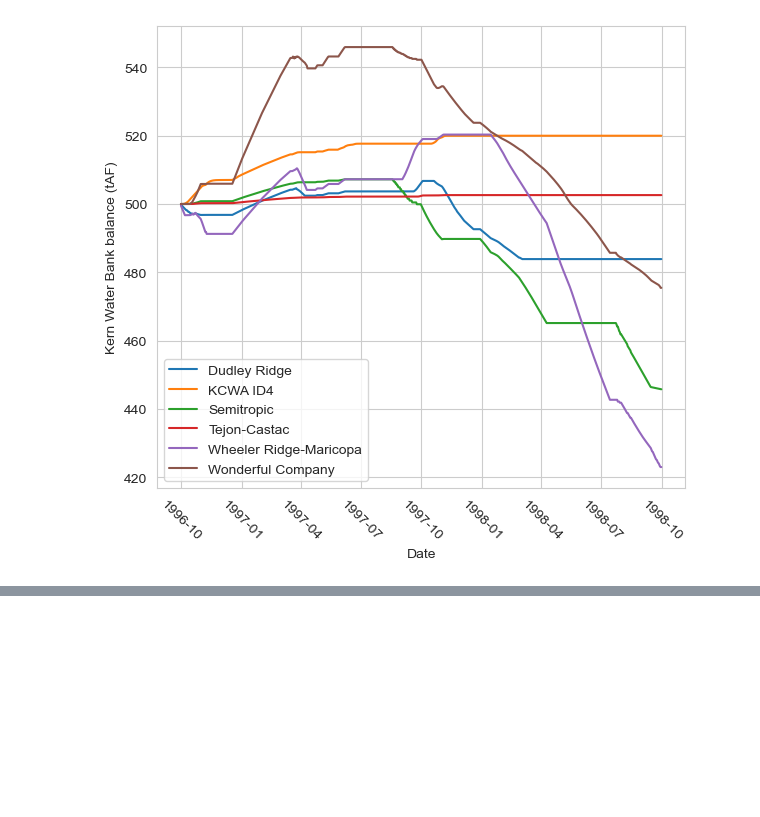
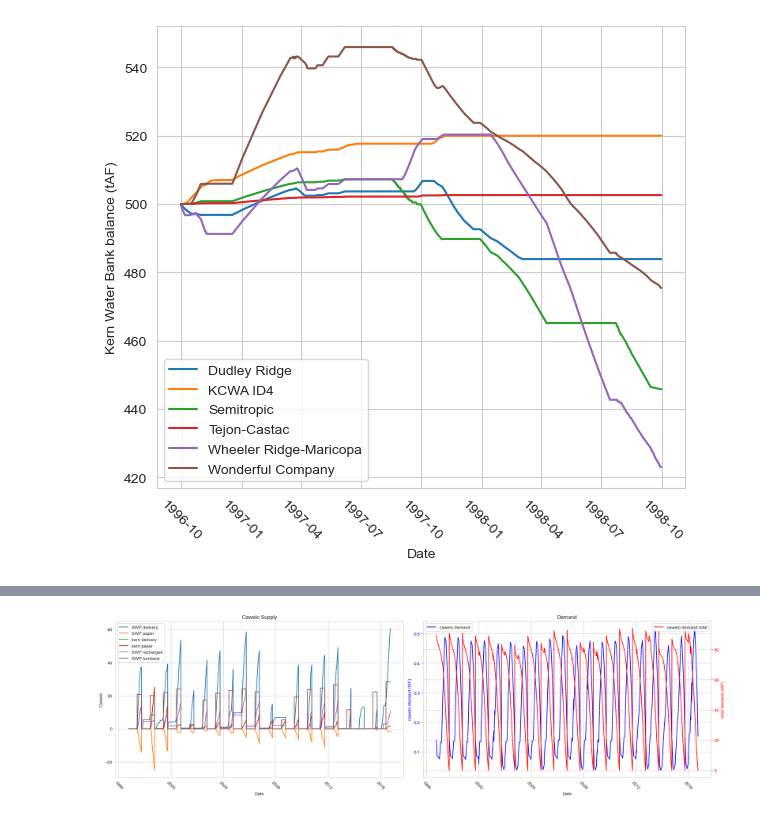
Before and after one commit to dlkency/CALFEWS, a Jupyter notebook: CALFEWS_intro_tutorial.ipynb, the cells around one changed output, grey strips where cells are left out. Drawn from its saved outputs; the diff is of its cells as text; code cells hidden in the pictures; blank space fills up the shorter version.

Commit message:
duplication of Jon's paper

```diff
--- a/CALFEWS_intro_tutorial.ipynb
+++ b/CALFEWS_intro_tutorial.ipynb
@@ -352,0 +478,37 @@ t = plt.xticks(rotation=315)
+# %%
+fig = plt.figure(figsize=(20,6))
+ax1 = plt.subplot(121)
+ax1.plot(datDaily['cawelo_tableA_delivery'], label='SWP delivery')
+ax1.plot(datDaily['cawelo_tableA_paper'], label='SWP paper')
+ax1.plot(datDaily['cawelo_kern_delivery'], label='kern delivery')
+ax1.plot(datDaily['cawelo_kern_paper'], label='kern paper')
+ax1.plot(datDaily['cawelo_tableA_recharged'], label='SWP recharged')
+ax1.plot(datDaily['cawelo_tableA_turnback'], label='SWP turnback')
+ax1.legend()
+ax1.set_xlabel('Date')
+ax1.set_ylabel('Cawelo')
+ax1.set_title('Cawelo Supply')
+ax1.tick_params(axis='x', rotation=315)
+
+ax2 = plt.subplot(122)
+# First y-axis
+ax2.plot(datDaily['cawelo_irr_demand'], label='cawelo demand', color='b')
+ax2.set_xlabel('Date')
+ax2.set_ylabel('cawelo demand (tAF)', color='b')
+ax2.tick_params(axis='y', labelcolor='b')
+ax2.set_title('Demand')
+ax2.tick_params(axis='x', rotation=315)
+ax3 = ax2.twinx() # Create a second y-axis and plot on it
+ax3.plot(datDaily['cawelo_tot_demand'], label='cawelo demand total', color='r')
+ax3.set_ylabel('total demand (tAF)', color='r')
+ax3.tick_params(axis='y', labelcolor='r')
+
+# Add legends for both y-axes
+ax2.legend(loc='upper left')
+ax3.legend(loc='upper right')
+
+# Display the plots
+plt.tight_layout()
+plt.show()
+# %% [output]
+[figure, added]
```
Also changed, not shown: parts of 21 cells of this notebook, 3 other files.
